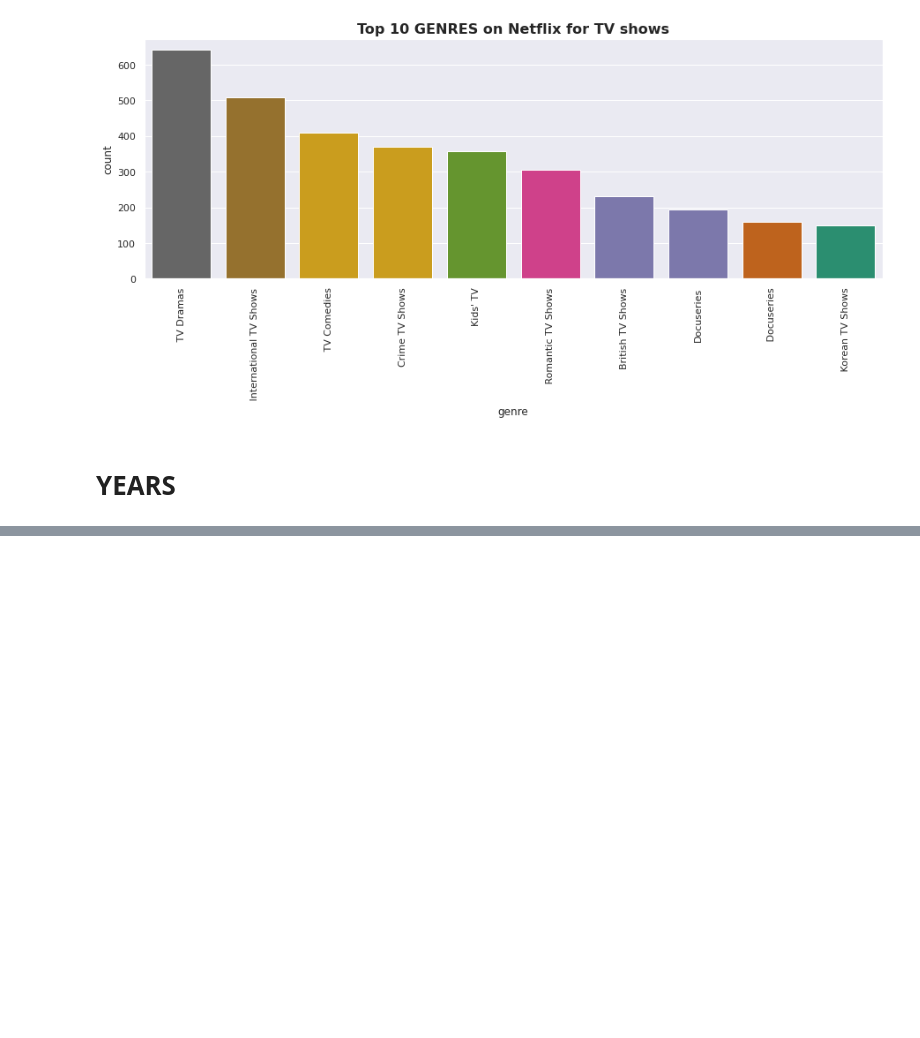
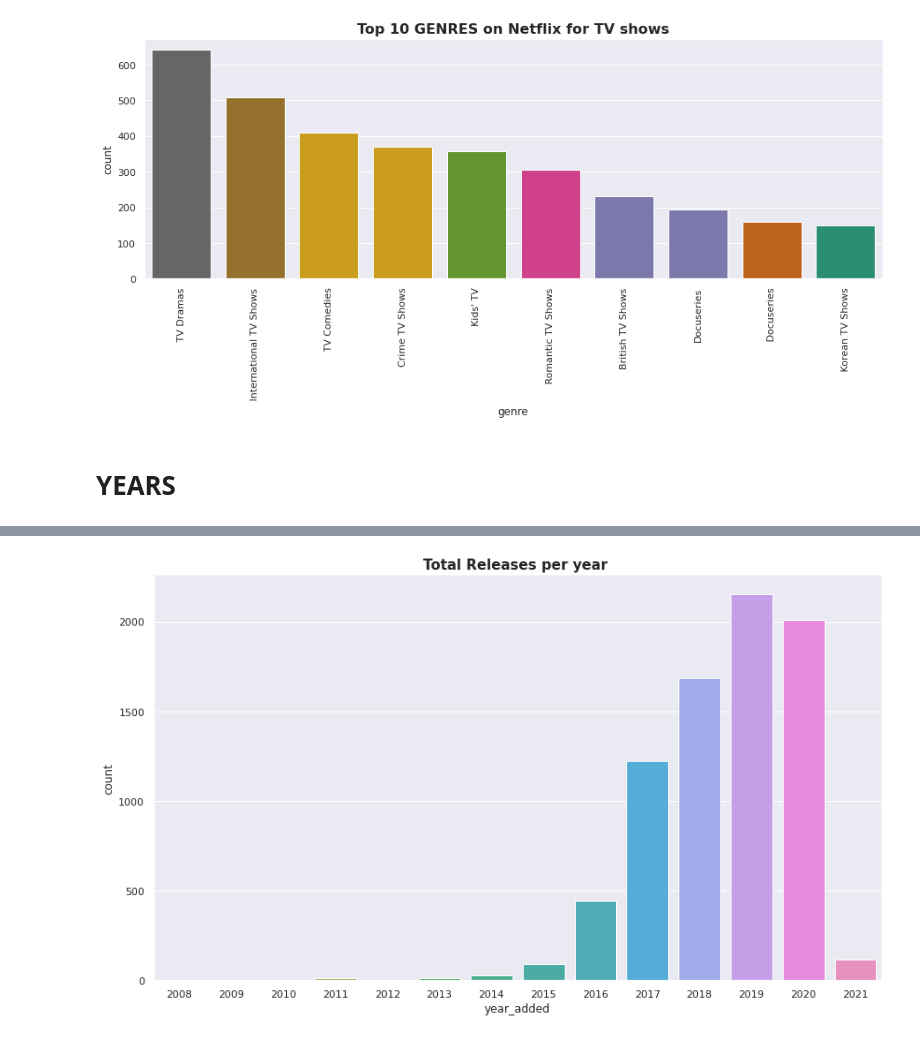
Before and after one commit to shashankbhatia15/NETFLIX-MOVIES-AND-TV-SHOWS-CLUSTERING, a Jupyter notebook: NETFLIX_MOVIES_AND_TV_SHOWS_CLUSTERING.ipynb, the cells around one changed output, grey strips where cells are left out. Drawn from its saved outputs; the diff is of its cells as text; code cells hidden in the pictures; blank space fills up the shorter version.

```diff
--- a/NETFLIX_MOVIES_AND_TV_SHOWS_CLUSTERING.ipynb
+++ b/NETFLIX_MOVIES_AND_TV_SHOWS_CLUSTERING.ipynb
@@ -395,0 +410,9 @@ plt.show()
+# %%
+
+sns.set(rc={'figure.figsize':(14,8)})
+sns.countplot(x='year_added',data=df)
+
+plt.title('Total Releases per year ',size='15',fontweight="bold")
+plt.show()
+# %% [output]
+[figure, added]
```
Also changed, not shown: parts of 10 cells of this notebook.
